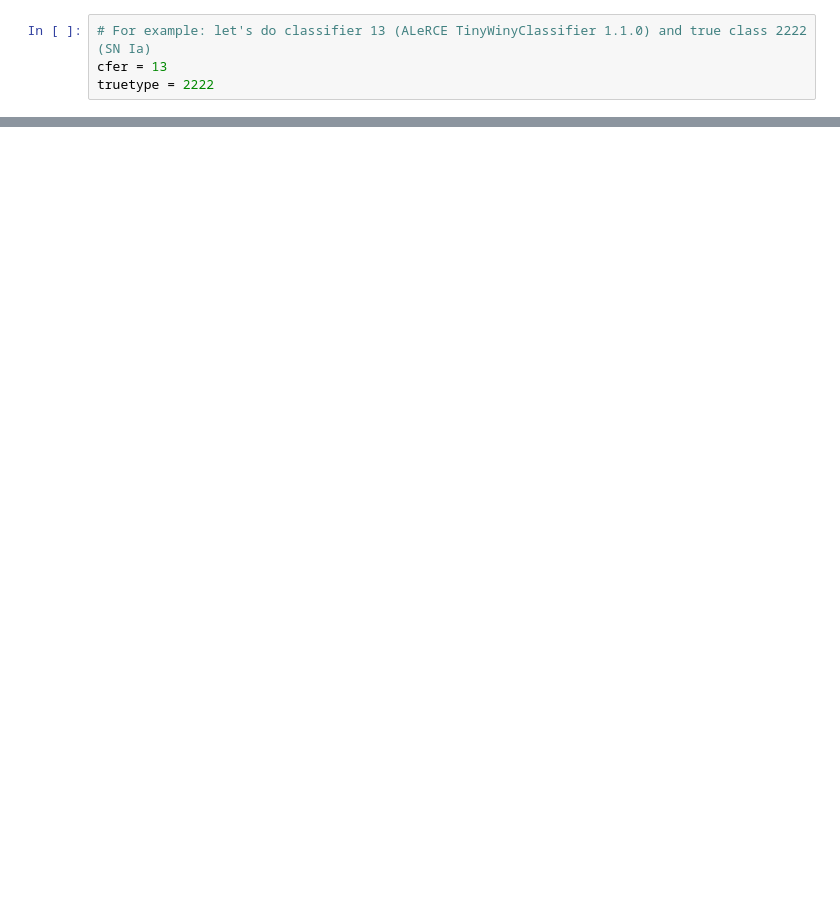
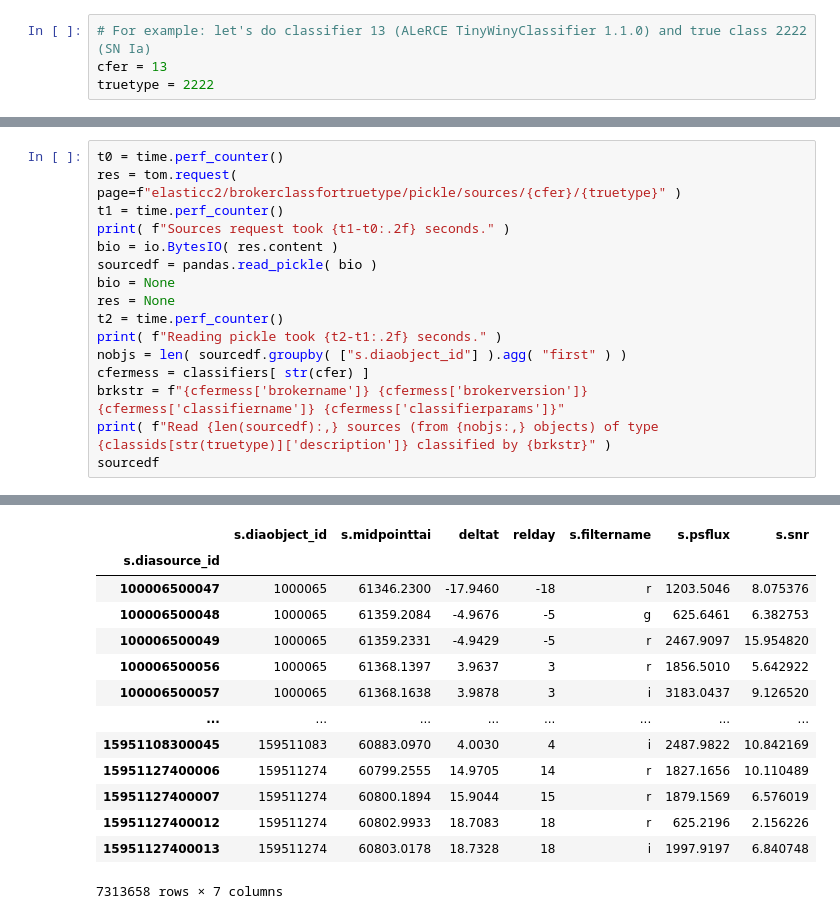
Before and after one commit to LSSTDESC/elasticc_metrics, a Jupyter notebook: elasticc2_rest_metric_demo.ipynb, the cells around one changed output, grey strips where cells are left out. Saved outputs shown, nothing was run; the diff lists cells and outputs as text; blank space fills up the shorter version.

Commit message:
Update elasticc2_rest_metric_demo.ipynb with more documentation & demo

```diff
--- a/elasticc2_rest_metric_demo.ipynb
+++ b/elasticc2_rest_metric_demo.ipynb
@@ -156,0 +334,17 @@ fig.show()
+# %%
+t0 = time.perf_counter()
+res = tom.request( page=f"elasticc2/brokerclassfortruetype/pickle/sources/{cfer}/{truetype}" )
+t1 = time.perf_counter()
+print( f"Sources request took {t1-t0:.2f} seconds." )
+bio = io.BytesIO( res.content )
+sourcedf = pandas.read_pickle( bio )
+bio = None
+res = None
+t2 = time.perf_counter()
+print( f"Reading pickle took {t2-t1:.2f} seconds." )
+nobjs = len( sourcedf.groupby( ["s.diaobject_id"] ).agg( "first" ) )
+cfermess = classifiers[ str(cfer) ]
+brkstr = f"{cfermess['brokername']} {cfermess['brokerversion']} {cfermess['classifiername']} {cfermess['classifierparams']}"
+print( f"Read {len(sourcedf):,} sources (from {nobjs:,} objects) of type {classids[str(truetype)]['description']} classified by {brkstr}" )
+sourcedf
+# %% [output]
@@ -156,0 +354,14 @@ fig.show()
+|  | s.diaobject_id | s.midpointtai | deltat | relday | s.filtername | s.psflux | s.snr |
+| s.diasource_id |  |  |  |  |  |  |  |
+| 100006500047 | 1000065 | 61346.2300 | -17.9460 | -18 | r | 1203.5046 | 8.075376 |
+| 100006500048 | 1000065 | 61359.2084 | -4.9676 | -5 | g | 625.6461 | 6.382753 |
+| 100006500049 | 1000065 | 61359.2331 | -4.9429 | -5 | r | 2467.9097 | 15.954820 |
+| 100006500056 | 1000065 | 61368.1397 | 3.9637 | 3 | r | 1856.5010 | 5.642922 |
+| 100006500057 | 1000065 | 61368.1638 | 3.9878 | 3 | i | 3183.0437 | 9.126520 |
+| ... | ... | ... | ... | ... | ... | ... | ... |
+| 15951108300045 | 159511083 | 60883.0970 | 4.0030 | 4 | i | 2487.9822 | 10.842169 |
+| 15951127400006 | 159511274 | 60799.2555 | 14.9705 | 14 | r | 1827.1656 | 10.110489 |
+| 15951127400007 | 159511274 | 60800.1894 | 15.9044 | 15 | r | 1879.1569 | 6.576019 |
+| 15951127400012 | 159511274 | 60802.9933 | 18.7083 | 18 | r | 625.2196 | 2.156226 |
+| 15951127400013 | 159511274 | 60803.0178 | 18.7328 | 18 | i | 1997.9197 | 6.840748 |
+7313658 rows × 7 columns
```
Also changed, not shown: parts of 29 cells of this notebook, 5 other files.
